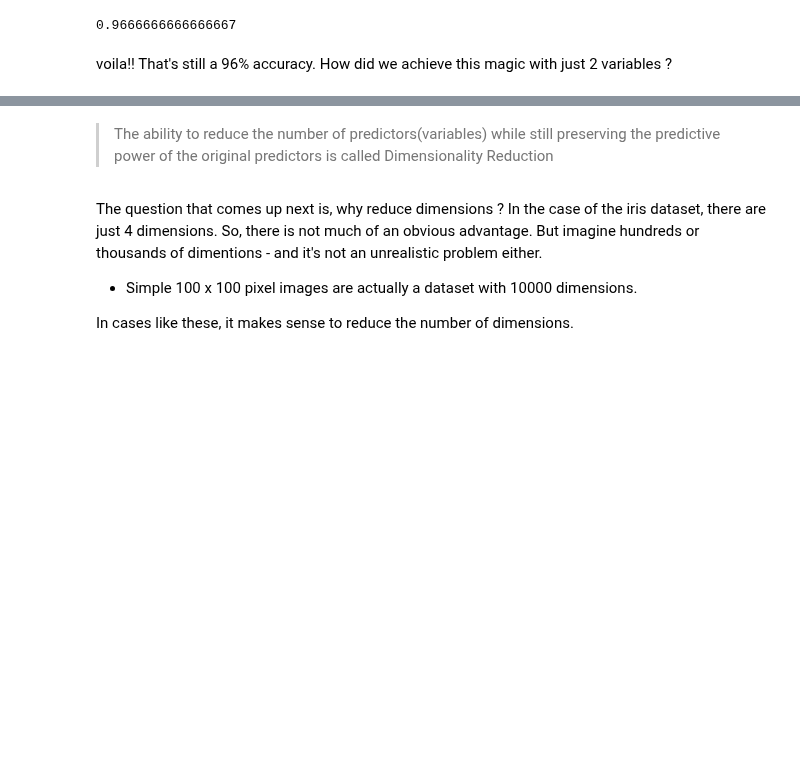
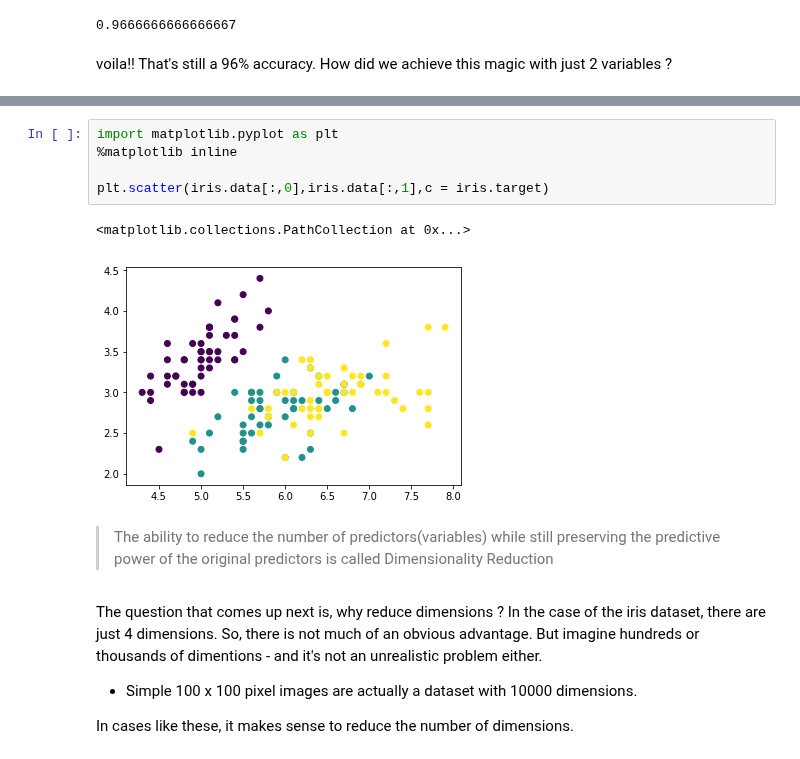
Before and after one commit to hotcode002/Machine-Learning-with-Python, a Jupyter notebook: week_4_ml_algorithms/day_18_dimensionality_reduction.ipynb, the cells around one changed output, grey strips where cells are left out. Drawn from its saved outputs; the diff is of its cells as text; blank space fills up the shorter version.

```diff
--- a/week_4_ml_algorithms/day_18_dimensionality_reduction.ipynb
+++ b/week_4_ml_algorithms/day_18_dimensionality_reduction.ipynb
@@ -76,3 +83,11 @@ voila!! That's still a 96% accuracy. How did we achieve this magic with just 2 v
+# %%
+import matplotlib.pyplot as plt
+%matplotlib inline
+
+plt.scatter(iris.data[:,0],iris.data[:,1],c = iris.target)
+# %% [output]
+<matplotlib.collections.PathCollection at 0x...>
+[figure, added]
 # %% [markdown]
 > The ability to reduce the number of predictors(variables) while still preserving the predictive power of the original predictors is called Dimensionality Reduction
 # %% [markdown]
```
Also changed, not shown: parts of 22 cells of this notebook, 4 other files.
